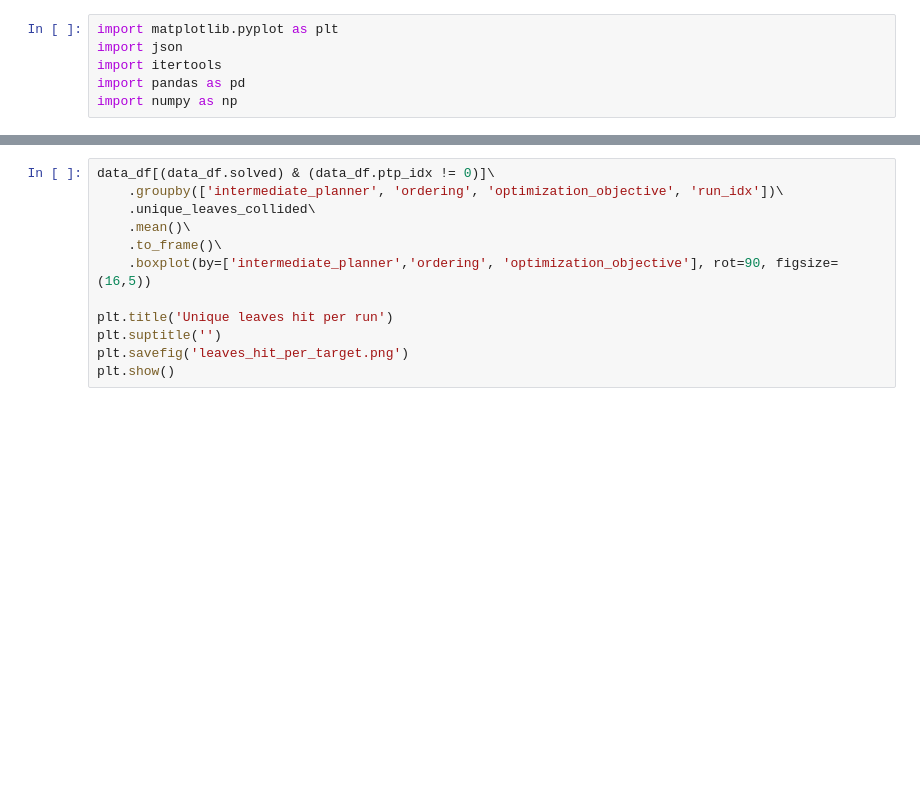
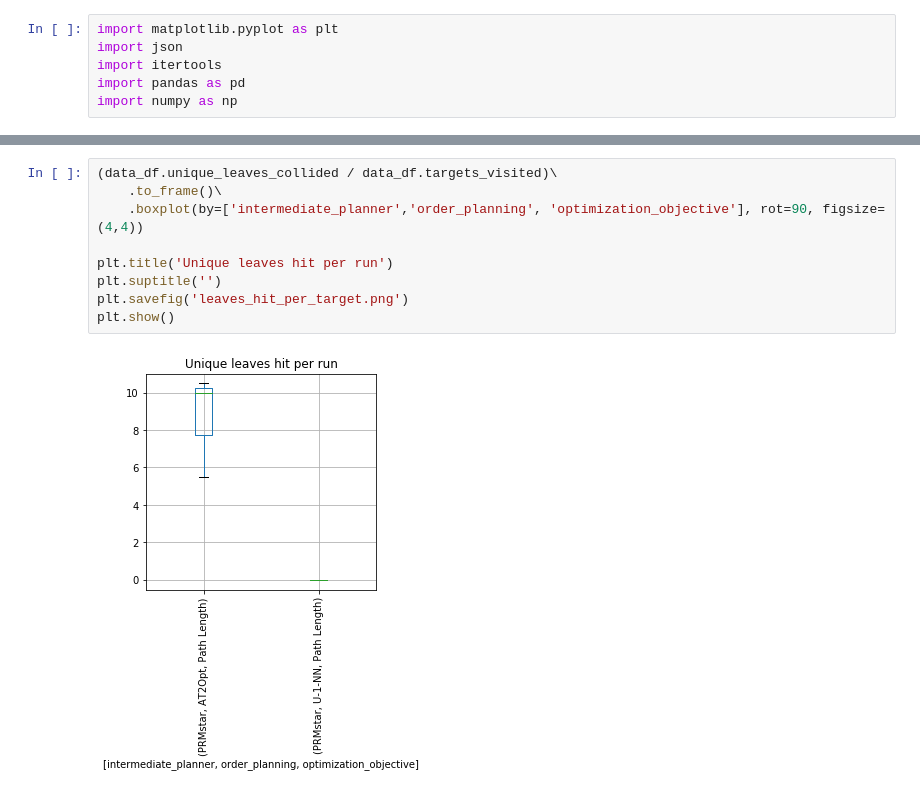
Before and after one commit to werner291/Multigoal-Orchard-Drone-Planning-Library, a Jupyter notebook: analysis/Performance Analysis.ipynb, the cells around one changed output, grey strips where cells are left out. Cells and saved outputs as stored; diff of their text form; blank space fills up the shorter version.

```diff
--- a/analysis/Performance Analysis.ipynb
+++ b/analysis/Performance Analysis.ipynb
@@ -33,13 +46,12 @@ NameError: name 'data_d' is not defined
 # %%
-data_df[(data_df.solved) & (data_df.ptp_idx != 0)]\
-    .groupby(['intermediate_planner', 'ordering', 'optimization_objective', 'run_idx'])\
-    .unique_leaves_collided\
-    .mean()\
+(data_df.unique_leaves_collided / data_df.targets_visited)\
     .to_frame()\
-    .boxplot(by=['intermediate_planner','ordering', 'optimization_objective'], rot=90, figsize=(16,5))
+    .boxplot(by=['intermediate_planner','order_planning', 'optimization_objective'], rot=90, figsize=(4,4))
 
 plt.title('Unique leaves hit per run')
 plt.suptitle('')
 plt.savefig('leaves_hit_per_target.png')
 plt.show()
+# %% [output]
+[figure, added]
 # %%
```
Also changed, not shown: parts of 8 cells of this notebook, 5 other files.
